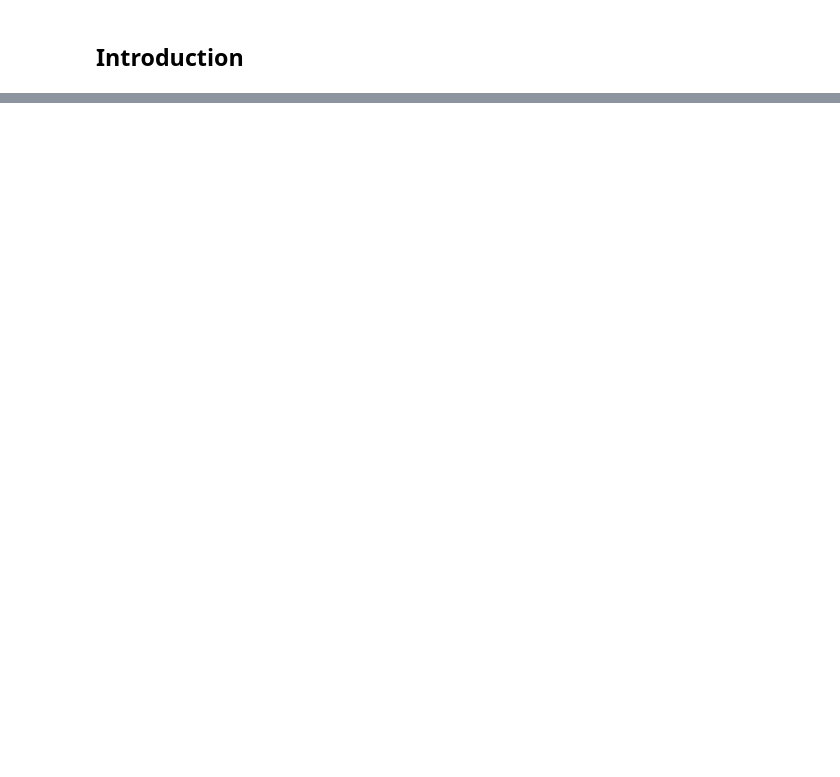
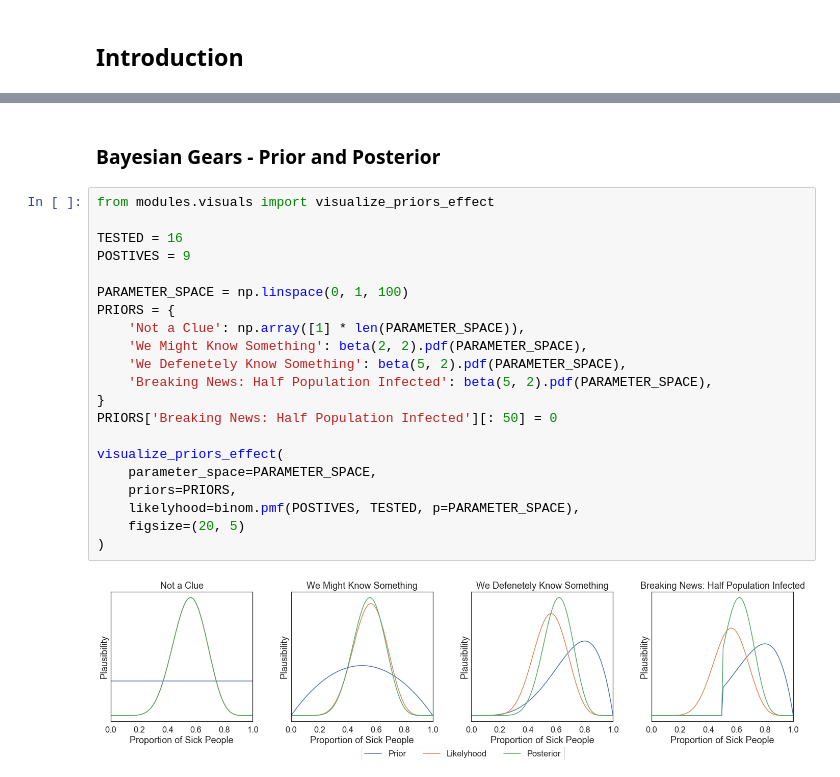
Before and after one commit to vb690/introduction_bayesian_analysis, a Jupyter notebook: workshop_slides.ipynb, the cells around one changed output, grey strips where cells are left out. Saved outputs shown, nothing was run; the diff lists cells and outputs as text; blank space fills up the shorter version.

```diff
--- a/workshop_slides.ipynb
+++ b/workshop_slides.ipynb
@@ -46,0 +163,25 @@ visualize_binomial_update(
+# %% [markdown]
+### Bayesian Gears - Prior and Posterior
+# %%
+from modules.visuals import visualize_priors_effect
+
+TESTED = 16
+POSTIVES = 9
+
+PARAMETER_SPACE = np.linspace(0, 1, 100)
+PRIORS = {
+    'Not a Clue': np.array([1] * len(PARAMETER_SPACE)),
+    'We Might Know Something': beta(2, 2).pdf(PARAMETER_SPACE),
+    'We Defenetely Know Something': beta(5, 2).pdf(PARAMETER_SPACE),
+    'Breaking News: Half Population Infected': beta(5, 2).pdf(PARAMETER_SPACE),
+}
+PRIORS['Breaking News: Half Population Infected'][: 50] = 0
+
+visualize_priors_effect(
+    parameter_space=PARAMETER_SPACE,
+    priors=PRIORS,
+    likelyhood=binom.pmf(POSTIVES, TESTED, p=PARAMETER_SPACE),
+    figsize=(20, 5)
+)
+# %% [output]
+[figure, added]
```
Also changed, not shown: parts of 19 cells of this notebook, 9 other files.
